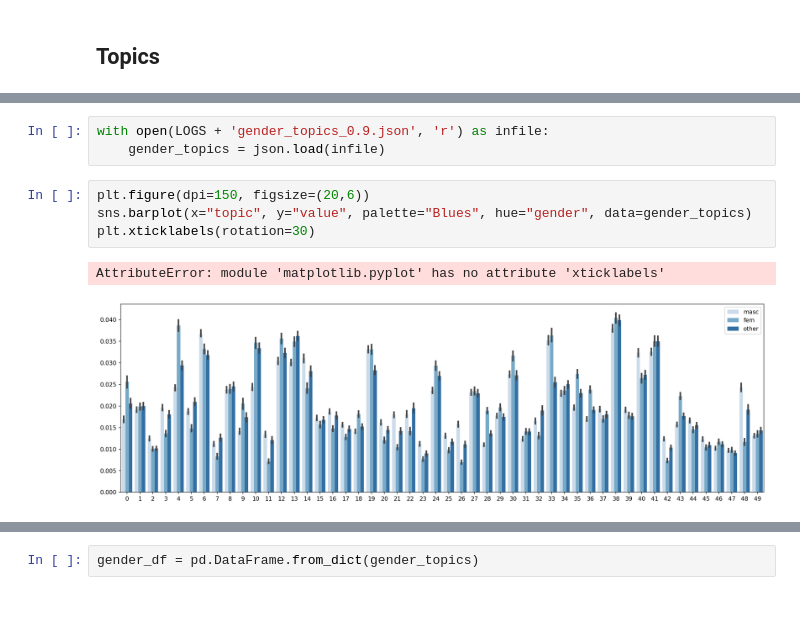
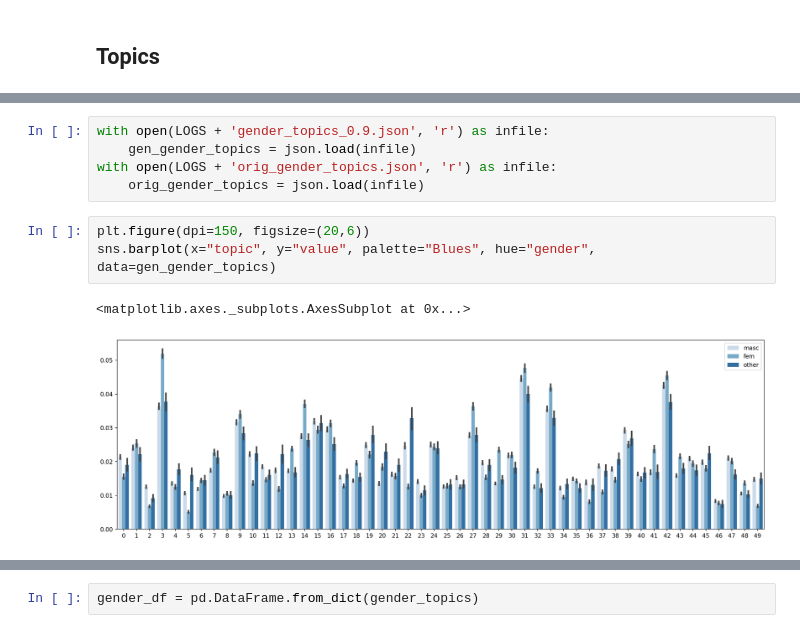
Before and after one commit to lucy3/gpt3_gender, a Jupyter notebook: code/character_viz.ipynb, the cells around one changed output, grey strips where cells are left out. Cells and saved outputs as stored; diff of their text form; blank space fills up the shorter version.

```diff
--- a/code/character_viz.ipynb
+++ b/code/character_viz.ipynb
@@ -178,10 +213,11 @@ No gender: 96074
 # %%
 with open(LOGS + 'gender_topics_0.9.json', 'r') as infile:
-    gender_topics = json.load(infile)
+    gen_gender_topics = json.load(infile)
+with open(LOGS + 'orig_gender_topics.json', 'r') as infile:
+    orig_gender_topics = json.load(infile)
 # %%
 plt.figure(dpi=150, figsize=(20,6))
-sns.barplot(x="topic", y="value", palette="Blues", hue="gender", data=gender_topics)
-plt.xticklabels(rotation=30)
+sns.barplot(x="topic", y="value", palette="Blues", hue="gender", data=gen_gender_topics)
 # %% [output]
-AttributeError: module 'matplotlib.pyplot' has no attribute 'xticklabels'
+<matplotlib.axes._subplots.AxesSubplot at 0x...>
-[figure, old version]
+[figure, new version]
```
Also changed, not shown: parts of 10 cells of this notebook, 5 other files.
